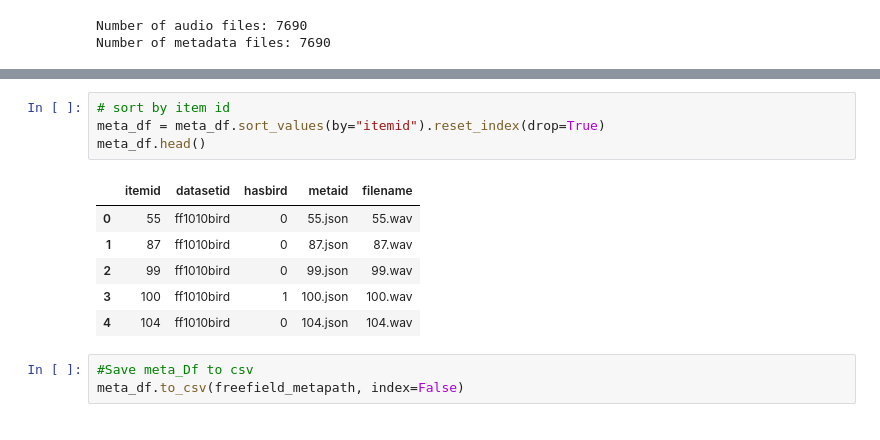
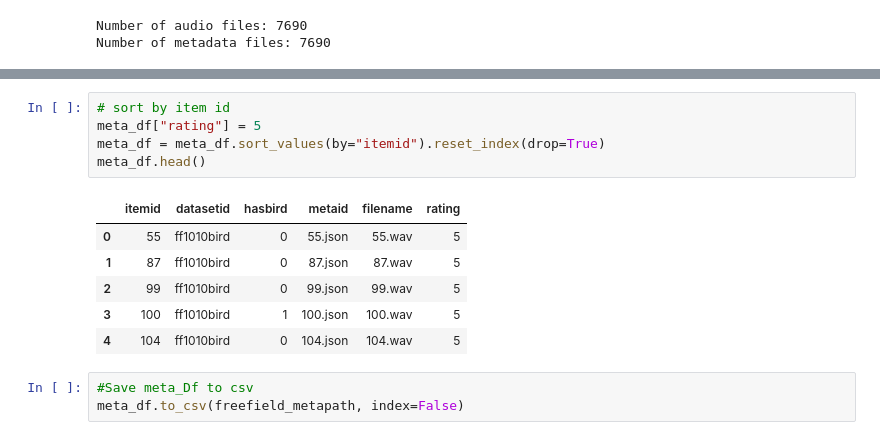
Before and after one commit to TeamEpochGithub/iv-q4-birdclef-2024, a Jupyter notebook: notebooks/freefield_exploration.ipynb, the cells around one changed output, grey strips where cells are left out. Saved outputs shown, nothing was run; the diff lists cells and outputs as text.

```diff
--- a/notebooks/freefield_exploration.ipynb
+++ b/notebooks/freefield_exploration.ipynb
@@ -34,14 +36,15 @@ memory usage: 180.4+ KB
 # %%
 # sort by item id
+meta_df["rating"] = 5
 meta_df = meta_df.sort_values(by="itemid").reset_index(drop=True)
 meta_df.head()
 # %% [output]
-|  | itemid | datasetid | hasbird | metaid | filename |
-| 0 | 55 | ff1010bird | 0 | 55.json | 55.wav |
-| 1 | 87 | ff1010bird | 0 | 87.json | 87.wav |
-| 2 | 99 | ff1010bird | 0 | 99.json | 99.wav |
-| 3 | 100 | ff1010bird | 1 | 100.json | 100.wav |
-| 4 | 104 | ff1010bird | 0 | 104.json | 104.wav |
+|  | itemid | datasetid | hasbird | metaid | filename | rating |
+| 0 | 55 | ff1010bird | 0 | 55.json | 55.wav | 5 |
+| 1 | 87 | ff1010bird | 0 | 87.json | 87.wav | 5 |
+| 2 | 99 | ff1010bird | 0 | 99.json | 99.wav | 5 |
+| 3 | 100 | ff1010bird | 1 | 100.json | 100.wav | 5 |
+| 4 | 104 | ff1010bird | 0 | 104.json | 104.wav | 5 |
 # %%
 #Save meta_Df to csv
 meta_df.to_csv(freefield_metapath, index=False)
```
Also changed, not shown: parts of 1 cell of this notebook, 6 other files.
